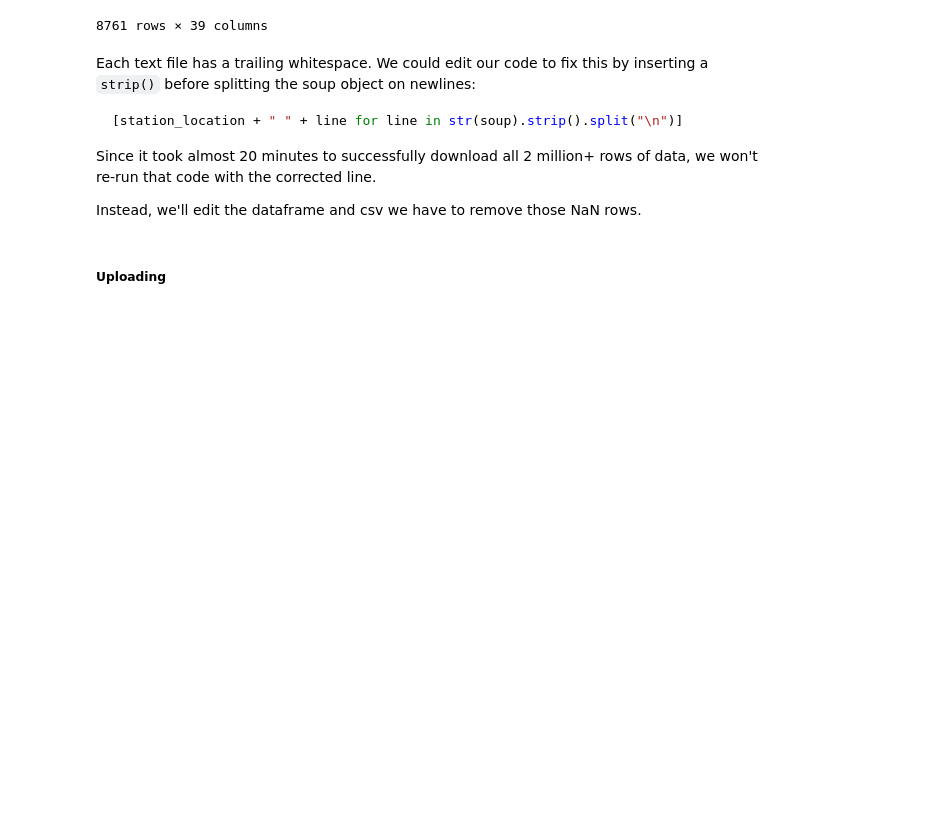
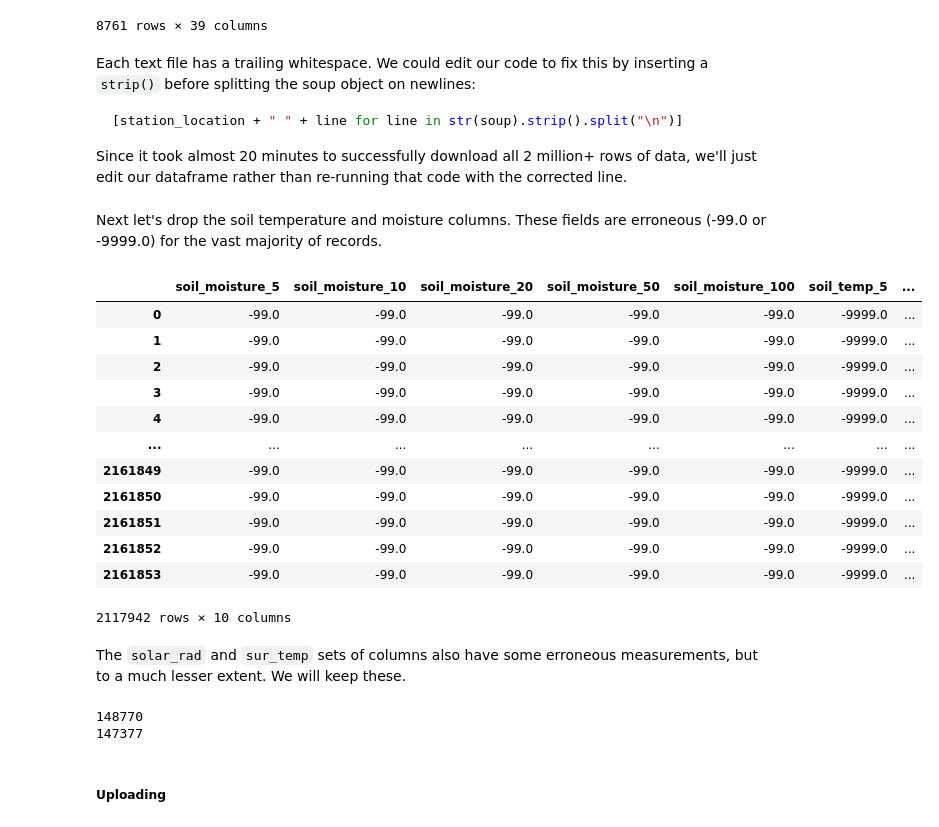
Before and after one commit to Reed-Carter/team-week3, a Jupyter notebook: alex-work/scrape.ipynb, the cells around one changed output. Cells and saved outputs as stored; diff of their text form; code cells hidden in the pictures; blank space fills up the shorter version.

````diff
--- a/alex-work/scrape.ipynb
+++ b/alex-work/scrape.ipynb
@@ -9,7 +9,7 @@ import pandas as pd
 import yaml
 
 with open ("sources.yaml", "r") as yaml_file:
-  sources = yaml.load(yaml_file)
+  sources = yaml.load(yaml_file, Loader=yaml.FullLoader)
 # %%
 header_url = sources['USCRN']['headers']
 header_response = requests.get(header_url)
@@ -107,8 +125,6 @@ Each text file has a trailing whitespace. We could edit our code to fix this by
 ```python
 [station_location + " " + line for line in str(soup).strip().split("\n")]
 ```
-Since it took almost 20 minutes to successfully download all 2 million+ rows of data, we won't re-run that code with the corrected line.
-
-Instead, we'll edit the dataframe and csv we have to remove those NaN rows.
+Since it took almost 20 minutes to successfully download all 2 million+ rows of data, we'll just edit our dataframe rather than re-running that code with the corrected line.
 # %%
 df.dropna(thresh=2, inplace=True) # station_location is not NaN in those rows.
@@ -115,0 +131,19 @@ df.to_csv("data/uscrn.csv")
+# %% [markdown]
+Next let's drop the soil temperature and moisture columns. These fields are erroneous (-99.0 or -9999.0) for the vast majority of records.
+# %%
+soil_columns = df.filter(regex="soil")
+soil_columns[soil_columns.isin([-99.0, -9999.0]).any(axis=1)]
+# %% [output]
+|  | soil_moisture_5 | soil_moisture_10 | soil_moisture_20 | soil_moisture_50 | soil_moisture_100 | soil_temp_5 | ... |
+| 0 | -99.0 | -99.0 | -99.0 | -99.0 | -99.0 | -9999.0 | ... |
+| 1 | -99.0 | -99.0 | -99.0 | -99.0 | -99.0 | -9999.0 | ... |
+| 2 | -99.0 | -99.0 | -99.0 | -99.0 | -99.0 | -9999.0 | ... |
+| 3 | -99.0 | -99.0 | -99.0 | -99.0 | -99.0 | -9999.0 | ... |
+| 4 | -99.0 | -99.0 | -99.0 | -99.0 | -99.0 | -9999.0 | ... |
+| ... | ... | ... | ... | ... | ... | ... | ... |
+| 2161849 | -99.0 | -99.0 | -99.0 | -99.0 | -99.0 | -9999.0 | ... |
+| 2161850 | -99.0 | -99.0 | -99.0 | -99.0 | -99.0 | -9999.0 | ... |
+| 2161851 | -99.0 | -99.0 | -99.0 | -99.0 | -99.0 | -9999.0 | ... |
+| 2161852 | -99.0 | -99.0 | -99.0 | -99.0 | -99.0 | -9999.0 | ... |
+| 2161853 | -99.0 | -99.0 | -99.0 | -99.0 | -99.0 | -9999.0 | ... |
+2117942 rows × 10 columns
@@ -115,0 +152,11 @@ df.to_csv("data/uscrn.csv")
+# %% [markdown]
+The `solar_rad` and `sur_temp` sets of columns also have some erroneous measurements, but to a much lesser extent. We will keep these.
+# %%
+st_cols = df.filter(regex="sur_temp")
+print(len(st_cols[st_cols.iloc[:,1:].le(-99).any(axis=1)]))
+
+solar_cols = df.filter(regex="solar")
+print(len(solar_cols[solar_cols.le(-1).any(axis=1)]))
+# %% [output]
+148770
+147377
````
Also changed, not shown: parts of 9 cells of this notebook.
